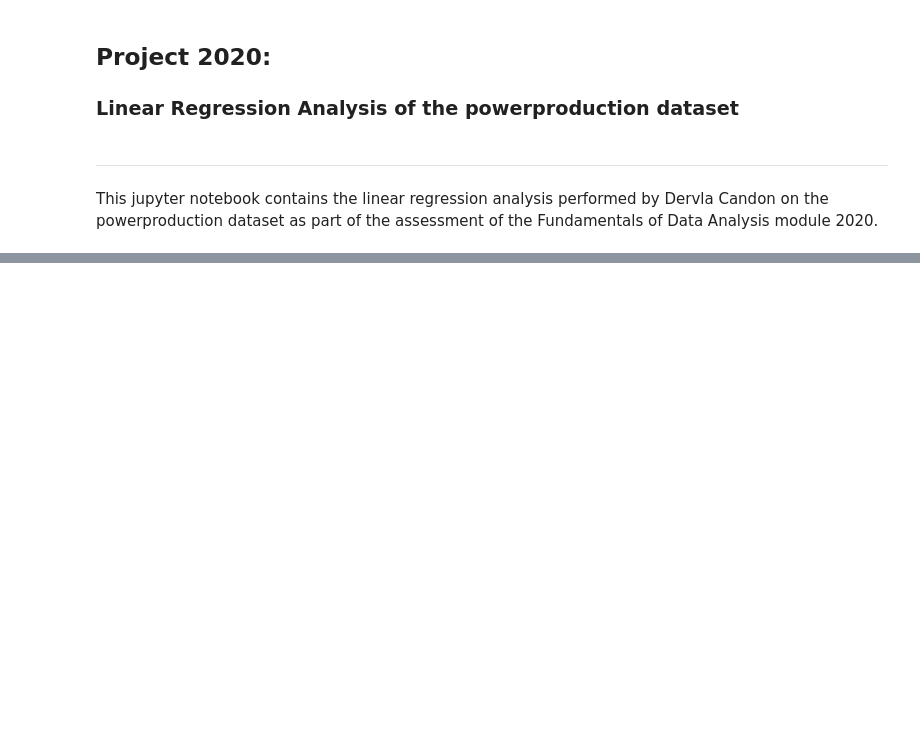
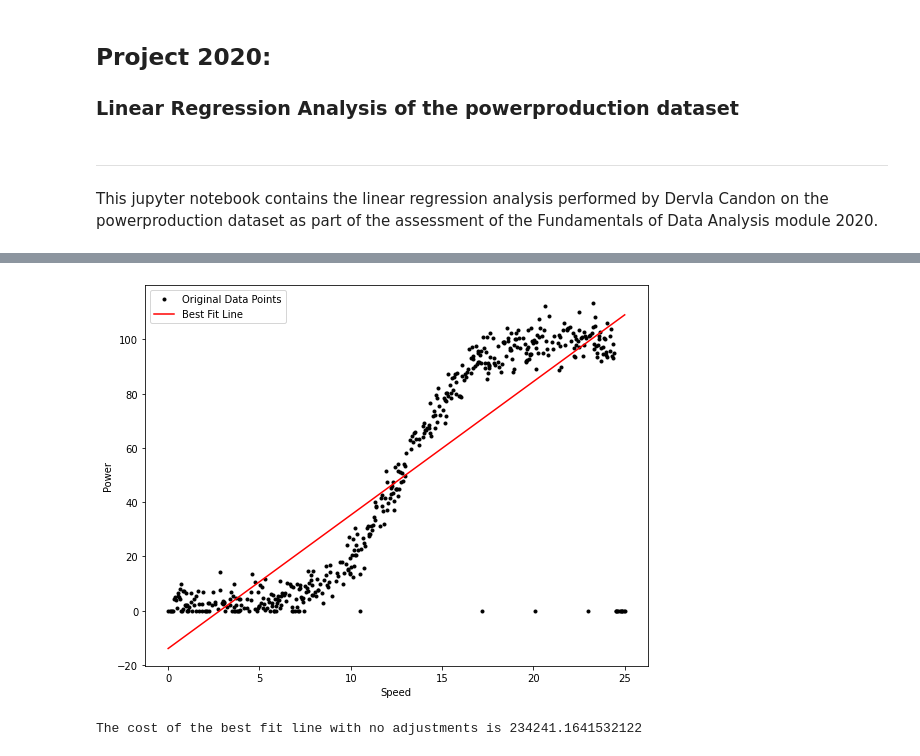
Before and after one commit to dervlac/FDA-Assessment, a Jupyter notebook: FDA Project.ipynb, the cells around one changed output, grey strips where cells are left out. Drawn from its saved outputs; the diff is of its cells as text; code cells hidden in the pictures; blank space fills up the shorter version.

Commit message:
initial best fit line with no adjustments

```diff
--- a/FDA Project.ipynb
+++ b/FDA Project.ipynb
@@ -13 +16,9 @@ This jupyter notebook contains the linear regression analysis performed by Dervl
+# %%
+# for creating plots
+import matplotlib.pyplot as plt
+# for creating numerical arrays
+import numpy as np
+# for creating a dataframe with the csv data
+import pandas as pd
+plt.rcParams['figure.figsize'] = (9, 7)
 # %%
@@ -43,0 +40,20 @@ df.describe()
+# %%
+# np.polyfit produces two outputs, the first is the slope of the line and the second is the constant
+m,c = np.polyfit(df['speed'],df['power'], 1)
+
+plt.plot(df['speed'],df['power'],'k.',label="Original Data Points")
+plt.plot(df['speed'],df['speed']*m + c, 'r-',label = "Best Fit Line")
+
+plt.xlabel('Speed')
+plt.ylabel('Power')
+plt.legend()
+
+plt.show()
+# %% [output]
+[figure, added]
+# %%
+# this lambda cost function has been obtained from the linear regression lecture [2]
+cost = lambda m,c: np.sum([(df['power'][i] - m * df['speed'][i] - c)**2 for i in range(df['speed'].size)])
+print(f"The cost of the best fit line with no adjustments is {cost(m,c)}")
+# %% [output]
+The cost of the best fit line with no adjustments is 234241.1641532122
```
Also changed, not shown: parts of 7 cells of this notebook.
